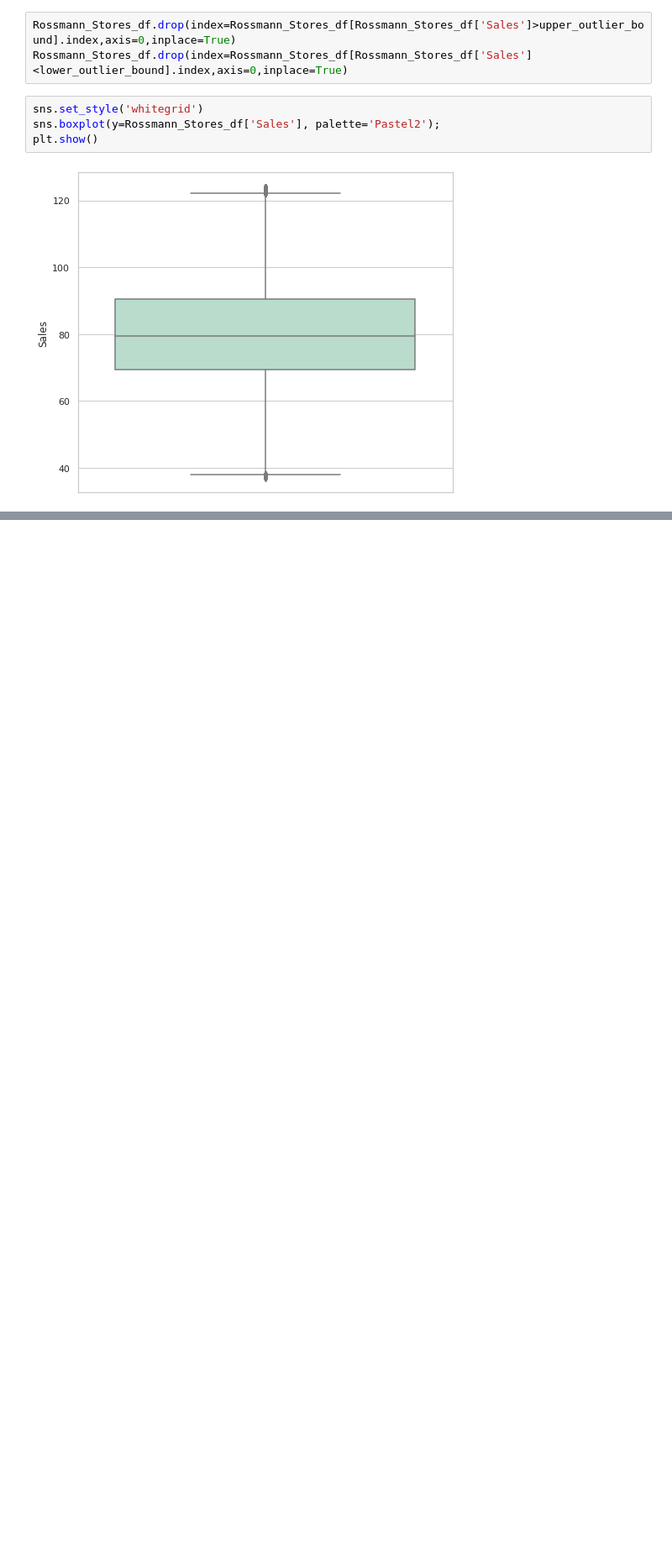
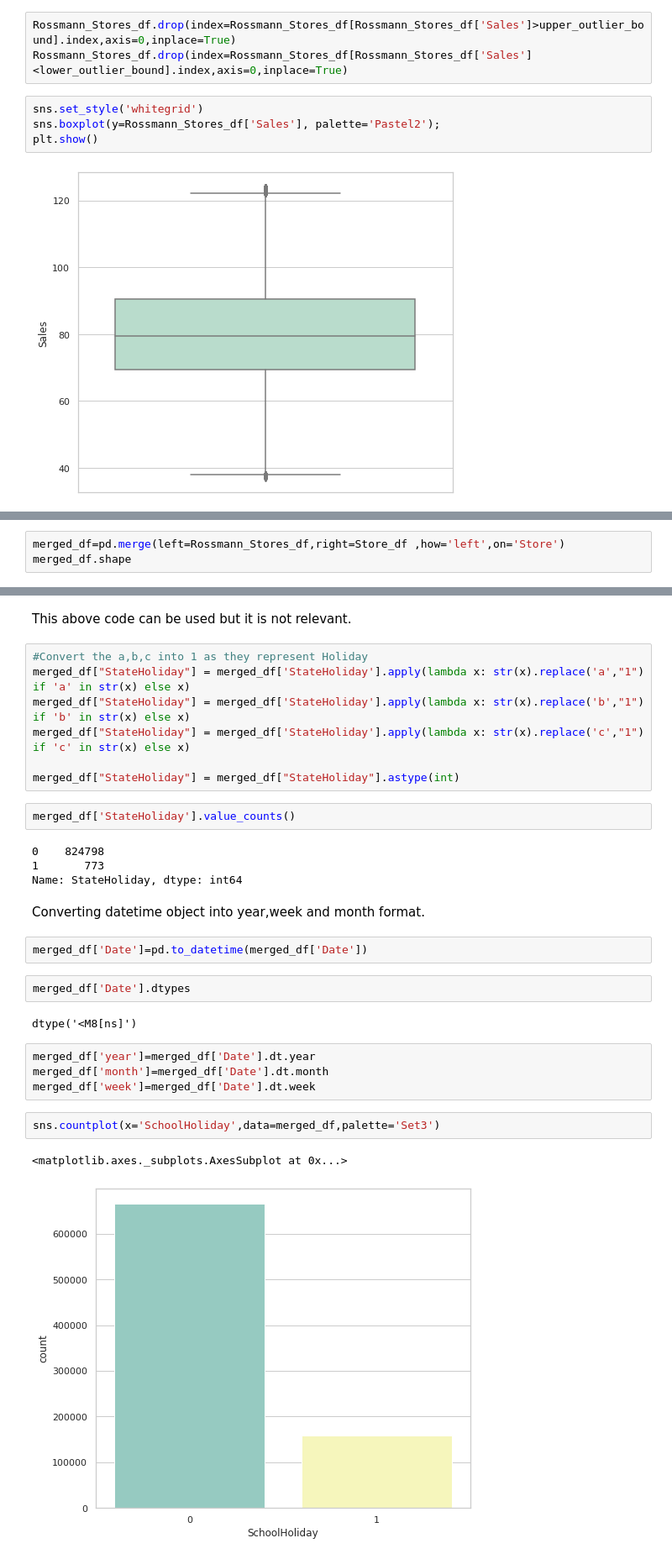
Before and after one commit to aditi10998/Rossmann_sales_prediction, a Jupyter notebook: Copy_of_Rossmann_Sales_Prediction_Capstone_Project.ipynb, the cells around one changed output, grey strips where cells are left out. Shown: that part at 84% size. Saved outputs shown, nothing was run; the diff lists cells and outputs as text; blank space fills up the shorter version.

```diff
--- a/Copy_of_Rossmann_Sales_Prediction_Capstone_Project.ipynb
+++ b/Copy_of_Rossmann_Sales_Prediction_Capstone_Project.ipynb
@@ -347,0 +384,3 @@ plt.show()
+# %%
+merged_df=pd.merge(left=Rossmann_Stores_df,right=Store_df ,how='left',on='Store')
+merged_df.shape
@@ -347,0 +462,32 @@ plt.show()
+# %% [markdown]
+This above code can be used but it is not relevant.
+# %%
+#Convert the a,b,c into 1 as they represent Holiday
+merged_df["StateHoliday"] = merged_df['StateHoliday'].apply(lambda x: str(x).replace('a',"1") if 'a' in str(x) else x)
+merged_df["StateHoliday"] = merged_df['StateHoliday'].apply(lambda x: str(x).replace('b',"1") if 'b' in str(x) else x)
+merged_df["StateHoliday"] = merged_df['StateHoliday'].apply(lambda x: str(x).replace('c',"1") if 'c' in str(x) else x)
+
+merged_df["StateHoliday"] = merged_df["StateHoliday"].astype(int)
+# %%
+merged_df['StateHoliday'].value_counts()
+# %% [output]
+0    824798
+1       773
+Name: StateHoliday, dtype: int64
+# %% [markdown]
+Converting datetime object into year,week and month format.
+# %%
+merged_df['Date']=pd.to_datetime(merged_df['Date'])
+# %%
+merged_df['Date'].dtypes
+# %% [output]
+dtype('<M8[ns]')
+# %%
+merged_df['year']=merged_df['Date'].dt.year
+merged_df['month']=merged_df['Date'].dt.month
+merged_df['week']=merged_df['Date'].dt.week
+# %%
+sns.countplot(x='SchoolHoliday',data=merged_df,palette='Set3')
+# %% [output]
+<matplotlib.axes._subplots.AxesSubplot at 0x...>
+[figure, added]
```
Also changed, not shown: parts of 22 cells of this notebook.
